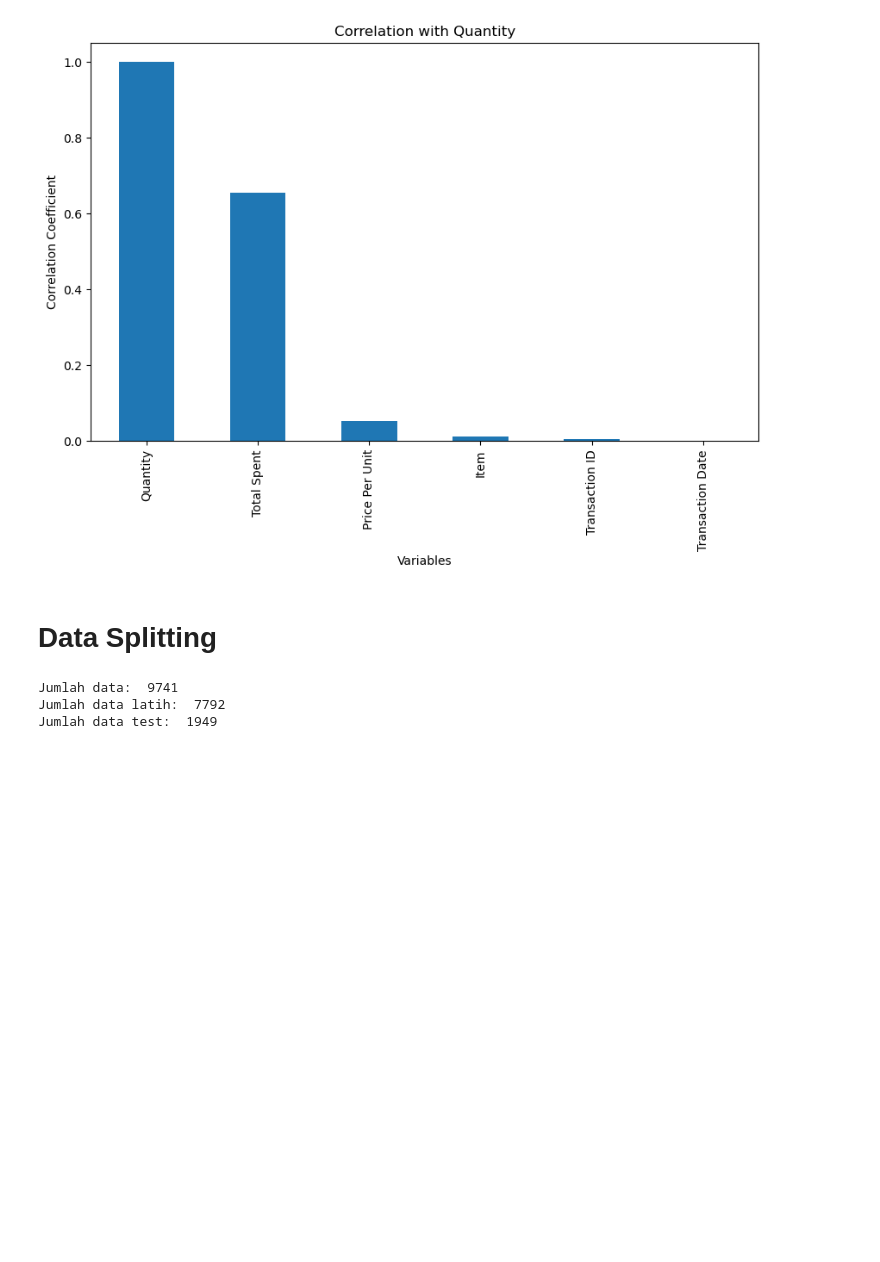
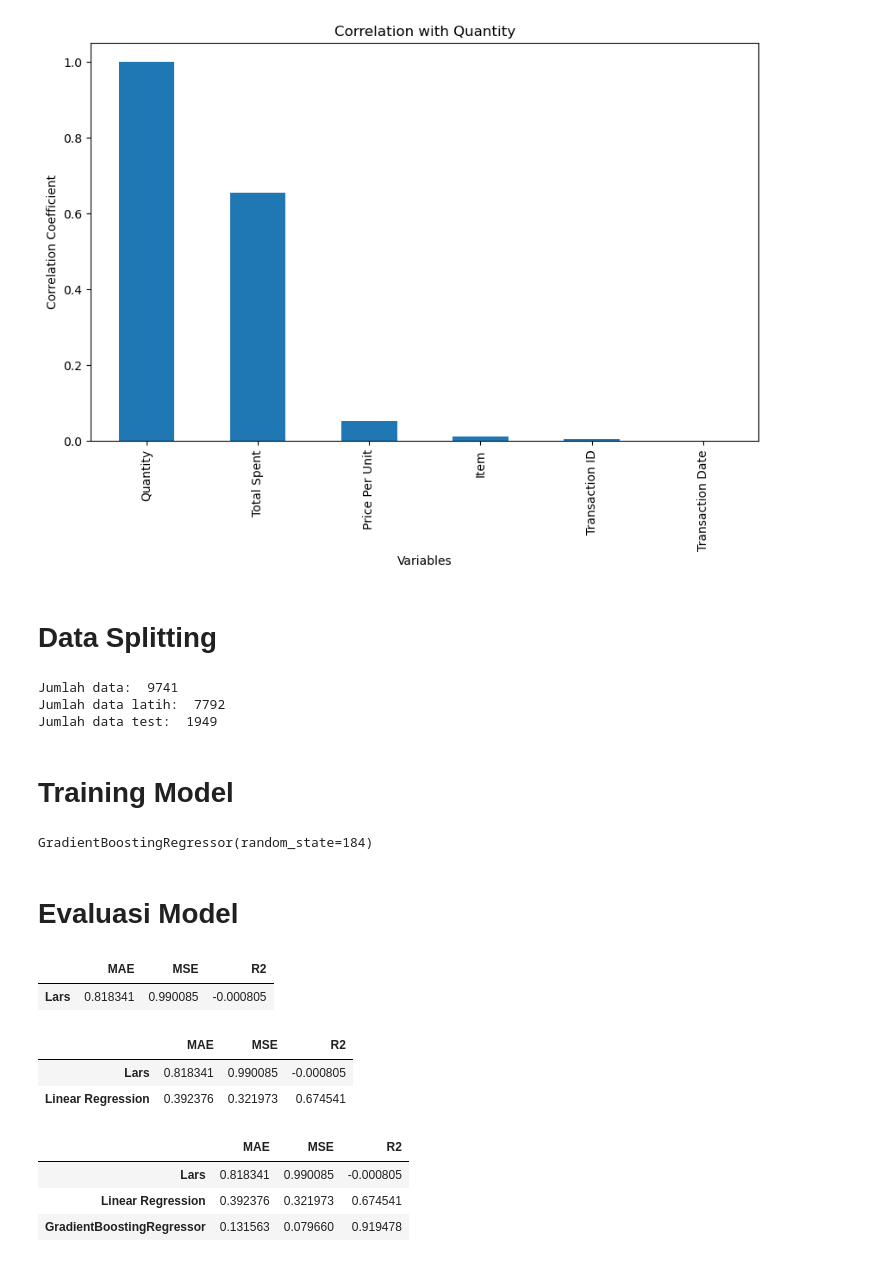
Before and after one commit to nudriin/machine-learning-dasar, a Jupyter notebook: ch1_machine_learning_workflow/study.ipynb, the cells around one changed output. Drawn from its saved outputs; the diff is of its cells as text; code cells hidden in the pictures; blank space fills up the shorter version.

Commit message:
model training and evaluation

```diff
--- a/ch1_machine_learning_workflow/study.ipynb
+++ b/ch1_machine_learning_workflow/study.ipynb
@@ -408,3 +414,5 @@ print("Jumlah data test: ",len(x_test))
 Jumlah data:  9741
 Jumlah data latih:  7792
 Jumlah data test:  1949
+# %% [markdown]
+# Training Model
@@ -410,0 +422,60 @@ Jumlah data test:  1949
+# %%
+# Melatih model 2 dengan algoritma Linear Regression
+LR = LinearRegression().fit(x_train, y_train)
+# %%
+# Melatih model 3 dengan algoritma Gradient Boosting Regressor
+GBR = GradientBoostingRegressor(random_state=184)
+GBR.fit(x_train, y_train)
+# %% [output]
+GradientBoostingRegressor(random_state=184)
+# %% [markdown]
+# Evaluasi Model
+# %%
+# Evaluasi pada model LARS
+pred_lars = lars.predict(x_test)
+mae_lars = mean_absolute_error(y_test, pred_lars)
+mse_lars = mean_squared_error(y_test, pred_lars)
+r2_lars = r2_score(y_test, pred_lars)
+
+# Membuat dictionary untuk menyimpan hasil evaluasi
+data = {
+    'MAE': [mae_lars],
+    'MSE': [mse_lars],
+    'R2': [r2_lars]
+}
+
+# Konversi dictionary menjadi DataFrame
+df_results = pd.DataFrame(data, index=['Lars'])
+df_results
+# %% [output]
+|  | MAE | MSE | R2 |
+| Lars | 0.818341 | 0.990085 | -0.000805 |
+# %%
+# Evaluasi pada model Linear Regression
+pred_LR = LR.predict(x_test)
+mae_LR = mean_absolute_error(y_test, pred_LR)
+mse_LR = mean_squared_error(y_test, pred_LR)
+r2_LR = r2_score(y_test, pred_LR)
+
+# Menambahkan hasil evaluasi LR ke DataFrame
+df_results.loc['Linear Regression'] = [mae_LR, mse_LR, r2_LR]
+df_results
+# %% [output]
+|  | MAE | MSE | R2 |
+| Lars | 0.818341 | 0.990085 | -0.000805 |
+| Linear Regression | 0.392376 | 0.321973 | 0.674541 |
+# %%
+# Evaluasi pada model Gradient Boosting Regressor
+pred_GBR = GBR.predict(x_test)
+mae_GBR = mean_absolute_error(y_test, pred_GBR)
+mse_GBR = mean_squared_error(y_test, pred_GBR)
+r2_GBR = r2_score(y_test, pred_GBR)
+
+# Menambahkan hasil evaluasi GBR ke DataFrame
+df_results.loc['GradientBoostingRegressor'] = [mae_GBR, mse_GBR, r2_GBR]
+df_results
+# %% [output]
+|  | MAE | MSE | R2 |
+| Lars | 0.818341 | 0.990085 | -0.000805 |
+| Linear Regression | 0.392376 | 0.321973 | 0.674541 |
+| GradientBoostingRegressor | 0.131563 | 0.079660 | 0.919478 |
```
Also changed, not shown: parts of 5 cells of this notebook, 2 other files.
